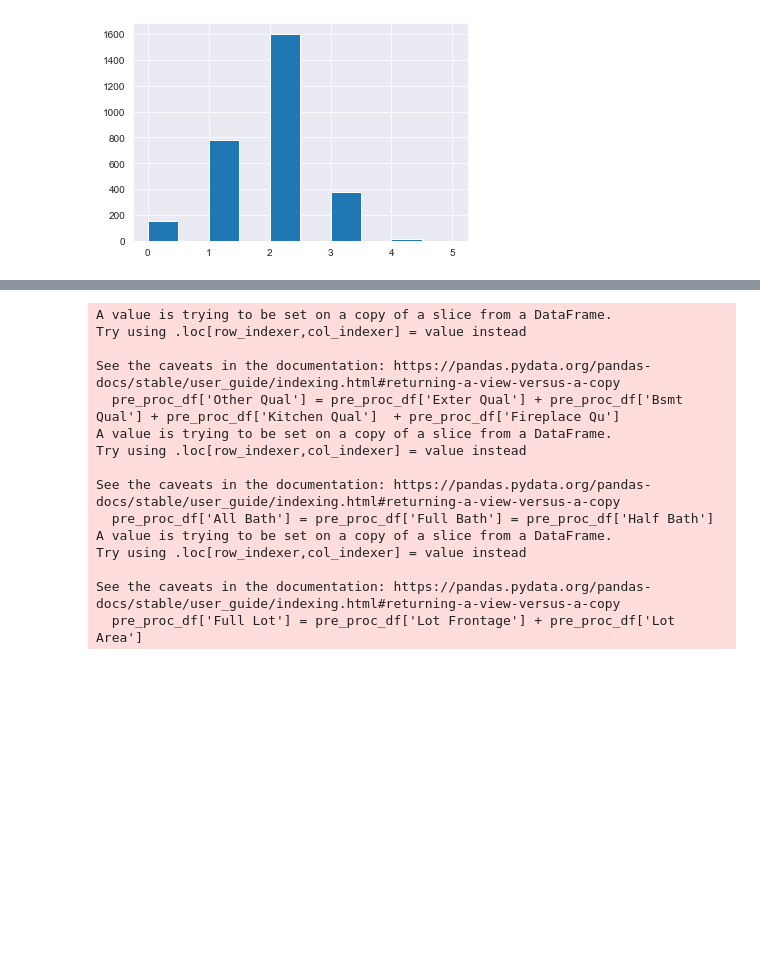
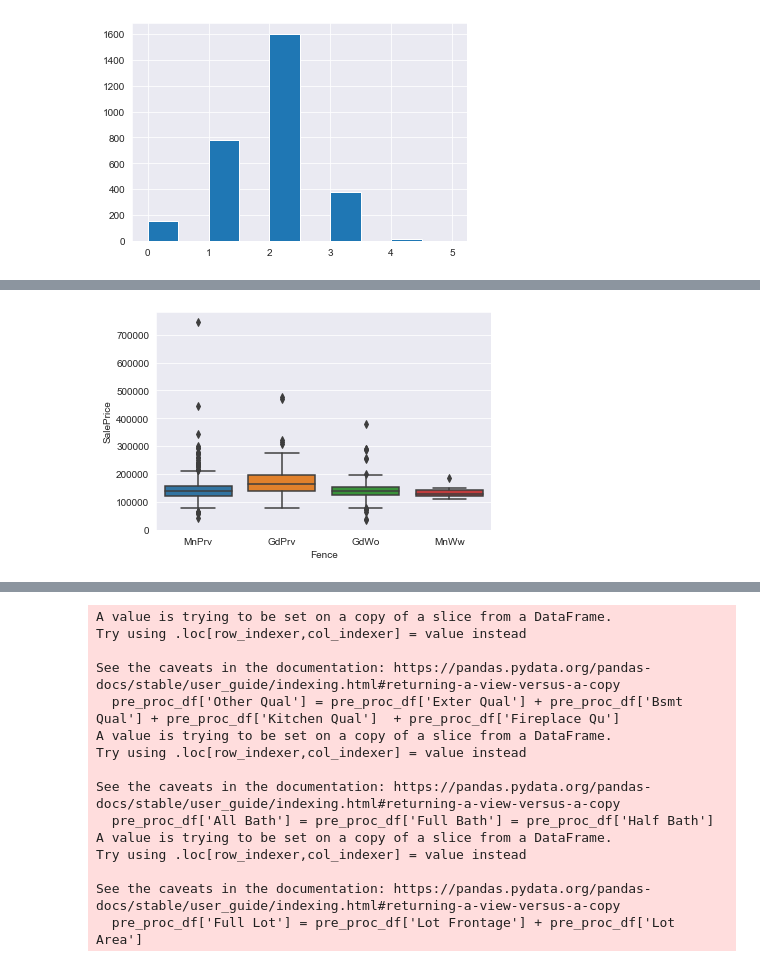
Before and after one commit to Flockyy/Projet_E2_P2, a Jupyter notebook: E2_analysis.ipynb, the cells around one changed output, grey strips where cells are left out. Cells and saved outputs as stored; diff of their text form; code cells hidden in the pictures; blank space fills up the shorter version.

```diff
--- a/E2_analysis.ipynb
+++ b/E2_analysis.ipynb
@@ -255,0 +283,4 @@ See the caveats in the documentation: https://pandas.pydata.org/pandas-docs/stab
+# %%
+ax = sns.boxplot(x='Fence', y="SalePrice", data=pre_proc_df)
+# %% [output]
+[figure, added]
```
Also changed, not shown: parts of 42 cells of this notebook.
